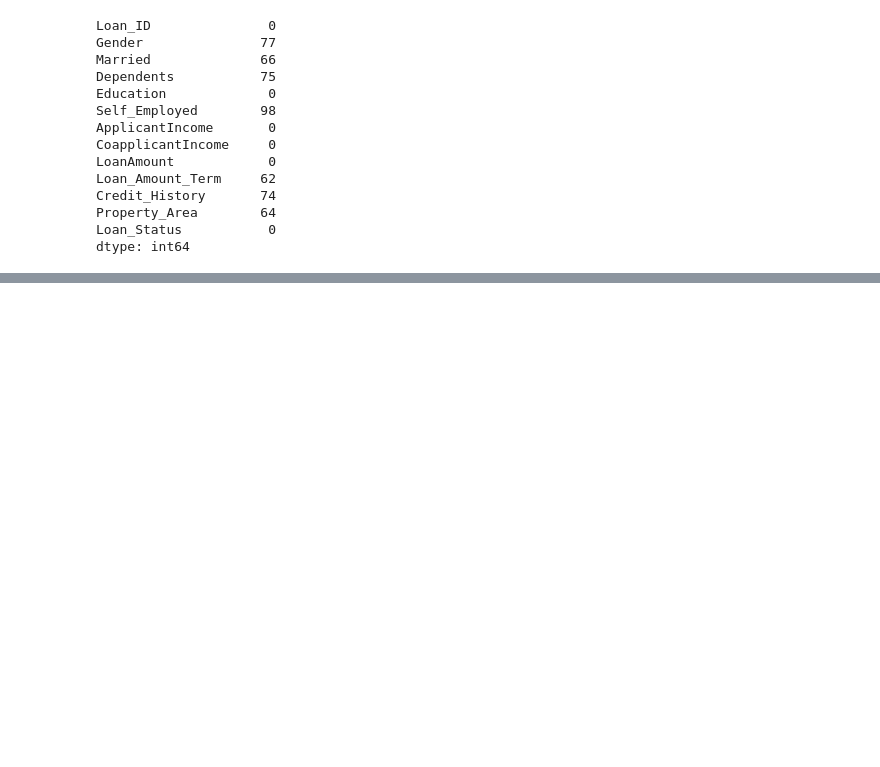
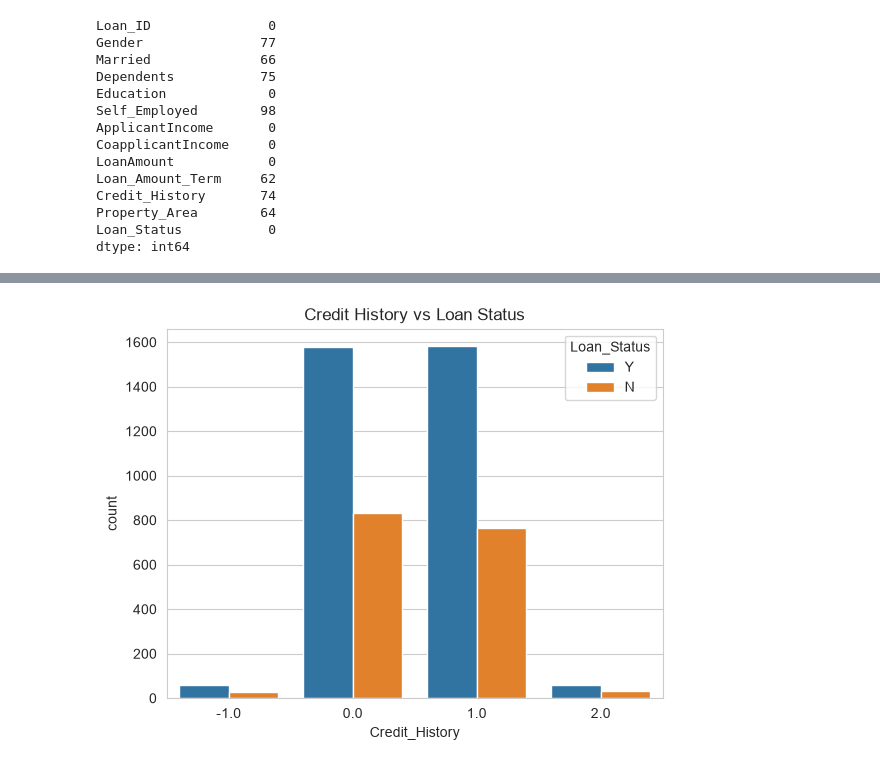
Before and after one commit to ayushsingh83/Loan-Approval-System-GDG, a Jupyter notebook: notebooks/EDA.ipynb, the cells around one changed output, grey strips where cells are left out. Saved outputs shown, nothing was run; the diff lists cells and outputs as text; code cells hidden in the pictures; blank space fills up the shorter version.

```diff
--- a/notebooks/EDA.ipynb
+++ b/notebooks/EDA.ipynb
@@ -67,0 +96,11 @@ dtype: int64
+# %%
+sns.countplot(
+    x="Credit_History",
+    hue="Loan_Status",
+    data=df
+)
+
+plt.title("Credit History vs Loan Status")
+plt.show()
+# %% [output]
+[figure, added]
```
Also changed, not shown: parts of 6 cells of this notebook.
